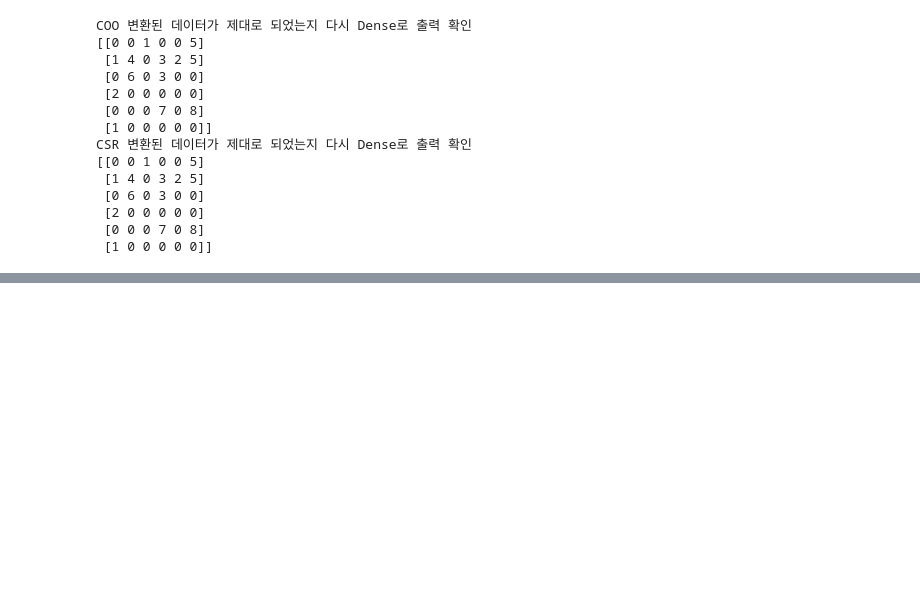
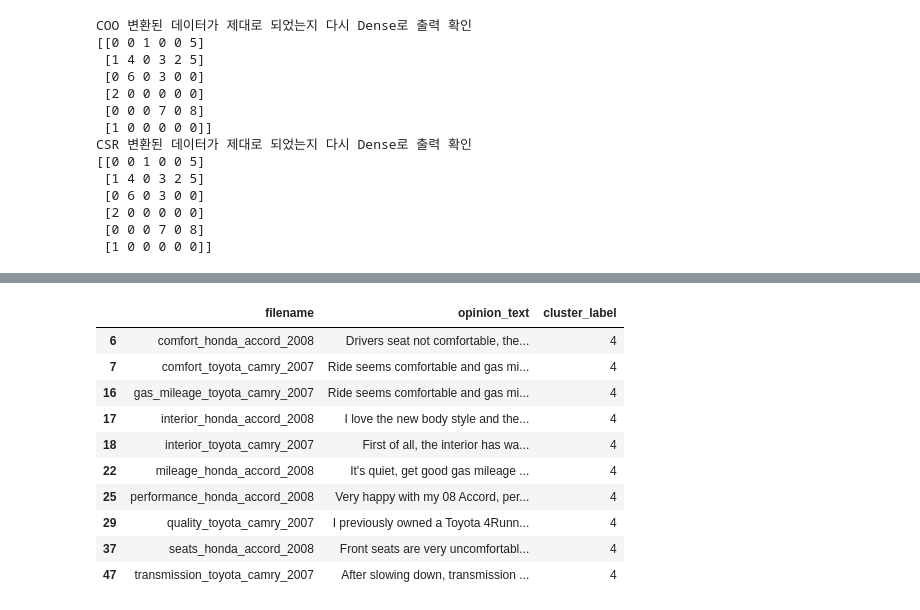
Before and after one commit to sum-k/data_analysis_study, a Jupyter notebook: machine learning/Chapter 8. 텍스트 분석.ipynb, the cells around one changed output, grey strips where cells are left out. Cells and saved outputs as stored; diff of their text form; code cells hidden in the pictures; blank space fills up the shorter version.

```diff
--- a/machine learning/Chapter 8. 텍스트 분석.ipynb
+++ b/machine learning/Chapter 8. 텍스트 분석.ipynb
@@ -327,0 +986,16 @@ CSR 변환된 데이터가 제대로 되었는지 다시 Dense로 출력 확인
+# %%
+from nltk.stem import WordNetLemmatizer
+import nltk
+import string
+
+remove_punct_dict = dict((ord(punct), None) for punct in string.punctuation)
+lemmar = WordNetLemmatizer()
+
+# 입력으로 들어온 token단어들에 대해서 lemmatization 어근 변환.
+def LemTokens(tokens):
+    return [lemmar.lemmatize(token) for token in tokens]
+
+# TfidfVectorizer 객체 생성 시 tokenizer인자로 해당 함수를 설정하여 lemmatization 적용
+# 입력으로 문장을 받아서 stop words 제거-> 소문자 변환 -> 단어 토큰화 -> lemmatization 어근 변환.
+def LemNormalize(text):
+    return LemTokens(nltk.word_tokenize(text.lower().translate(remove_punct_dict)))
@@ -327,0 +1028,18 @@ CSR 변환된 데이터가 제대로 되었는지 다시 Dense로 출력 확인
+# %%
+document_df[document_df['cluster_label']==0].sort_values(by='filename')
+document_df[document_df['cluster_label']==1].sort_values(by='filename')
+document_df[document_df['cluster_label']==2].sort_values(by='filename')
+document_df[document_df['cluster_label']==3].sort_values(by='filename')
+document_df[document_df['cluster_label']==4].sort_values(by='filename')
+# %% [output]
+|  | filename | opinion_text | cluster_label |
+| 6 | comfort_honda_accord_2008 | Drivers seat not comfortable, the... | 4 |
+| 7 | comfort_toyota_camry_2007 | Ride seems comfortable and gas mi... | 4 |
+| 16 | gas_mileage_toyota_camry_2007 | Ride seems comfortable and gas mi... | 4 |
+| 17 | interior_honda_accord_2008 | I love the new body style and the... | 4 |
+| 18 | interior_toyota_camry_2007 | First of all, the interior has wa... | 4 |
+| 22 | mileage_honda_accord_2008 | It's quiet, get good gas mileage ... | 4 |
+| 25 | performance_honda_accord_2008 | Very happy with my 08 Accord, per... | 4 |
+| 29 | quality_toyota_camry_2007 | I previously owned a Toyota 4Runn... | 4 |
+| 37 | seats_honda_accord_2008 | Front seats are very uncomfortabl... | 4 |
+| 47 | transmission_toyota_camry_2007 | After slowing down, transmission ... | 4 |
```
Also changed, not shown: parts of 73 cells of this notebook.
